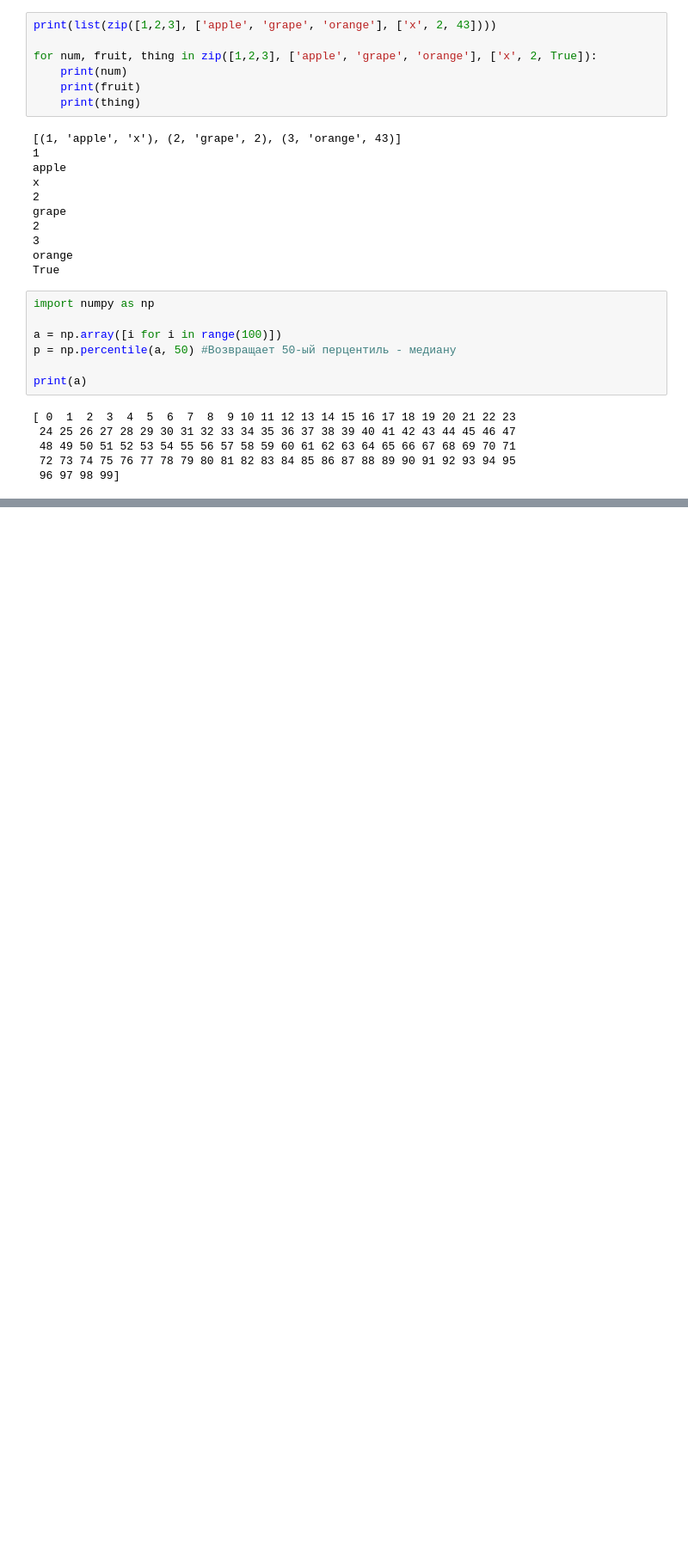
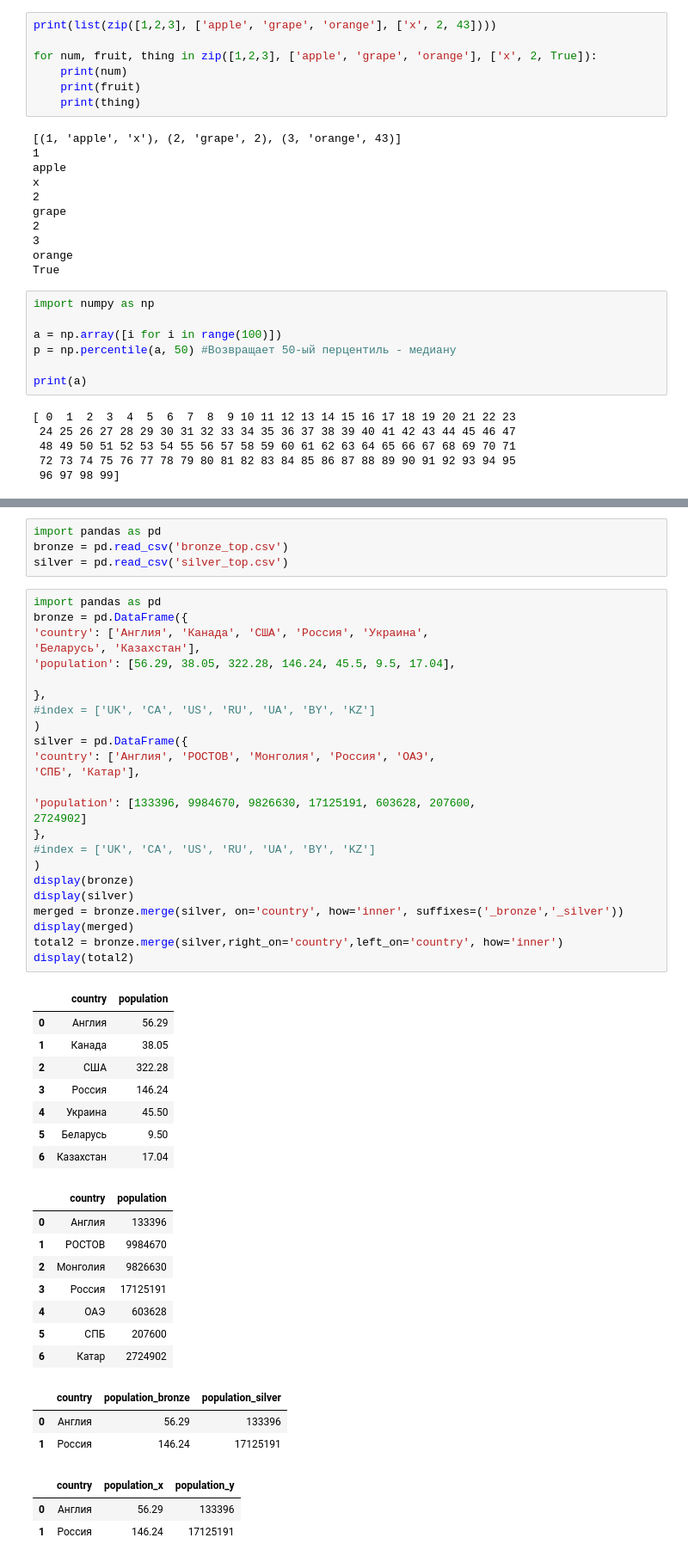
Before and after one commit to vinokurov07/vin, a Jupyter notebook: SkillFactory/PY-17. Получить данные из веб-источников и API/Theory.ipynb, the cells around one changed output, grey strips where cells are left out. Shown: that part at 86% size. Drawn from its saved outputs; the diff is of its cells as text; blank space fills up the shorter version.

```diff
--- a/SkillFactory/PY-17. Получить данные из веб-источников и API/Theory.ipynb
+++ b/SkillFactory/PY-17. Получить данные из веб-источников и API/Theory.ipynb
@@ -404,0 +517,52 @@ AttributeError: 'list' object has no attribute 'quantile'
+# %%
+import pandas as pd
+bronze = pd.read_csv('bronze_top.csv')
+silver = pd.read_csv('silver_top.csv')
+# %%
+import pandas as pd
+bronze = pd.DataFrame({
+'country': ['Англия', 'Канада', 'США', 'Россия', 'Украина',
+'Беларусь', 'Казахстан'],
+'population': [56.29, 38.05, 322.28, 146.24, 45.5, 9.5, 17.04],
+
+},
+#index = ['UK', 'CA', 'US', 'RU', 'UA', 'BY', 'KZ']
+)
+silver = pd.DataFrame({
+'country': ['Англия', 'РОСТОВ', 'Монголия', 'Россия', 'ОАЭ',
+'СПБ', 'Катар'],
+
+'population': [133396, 9984670, 9826630, 17125191, 603628, 207600,
+2724902]
+},
+#index = ['UK', 'CA', 'US', 'RU', 'UA', 'BY', 'KZ']
+)
+display(bronze)
+display(silver)
+merged = bronze.merge(silver, on='country', how='inner', suffixes=('_bronze','_silver'))
+display(merged)
+total2 = bronze.merge(silver,right_on='country',left_on='country', how='inner')
+display(total2)
+# %% [output]
+|  | country | population |
+| 0 | Англия | 56.29 |
+| 1 | Канада | 38.05 |
+| 2 | США | 322.28 |
+| 3 | Россия | 146.24 |
+| 4 | Украина | 45.50 |
+| 5 | Беларусь | 9.50 |
+| 6 | Казахстан | 17.04 |
+|  | country | population |
+| 0 | Англия | 133396 |
+| 1 | РОСТОВ | 9984670 |
+| 2 | Монголия | 9826630 |
+| 3 | Россия | 17125191 |
+| 4 | ОАЭ | 603628 |
+| 5 | СПБ | 207600 |
+| 6 | Катар | 2724902 |
+|  | country | population_bronze | population_silver |
+| 0 | Англия | 56.29 | 133396 |
+| 1 | Россия | 146.24 | 17125191 |
+|  | country | population_x | population_y |
+| 0 | Англия | 56.29 | 133396 |
+| 1 | Россия | 146.24 | 17125191 |
```
Also changed, not shown: parts of 23 cells of this notebook, 7 other files.
